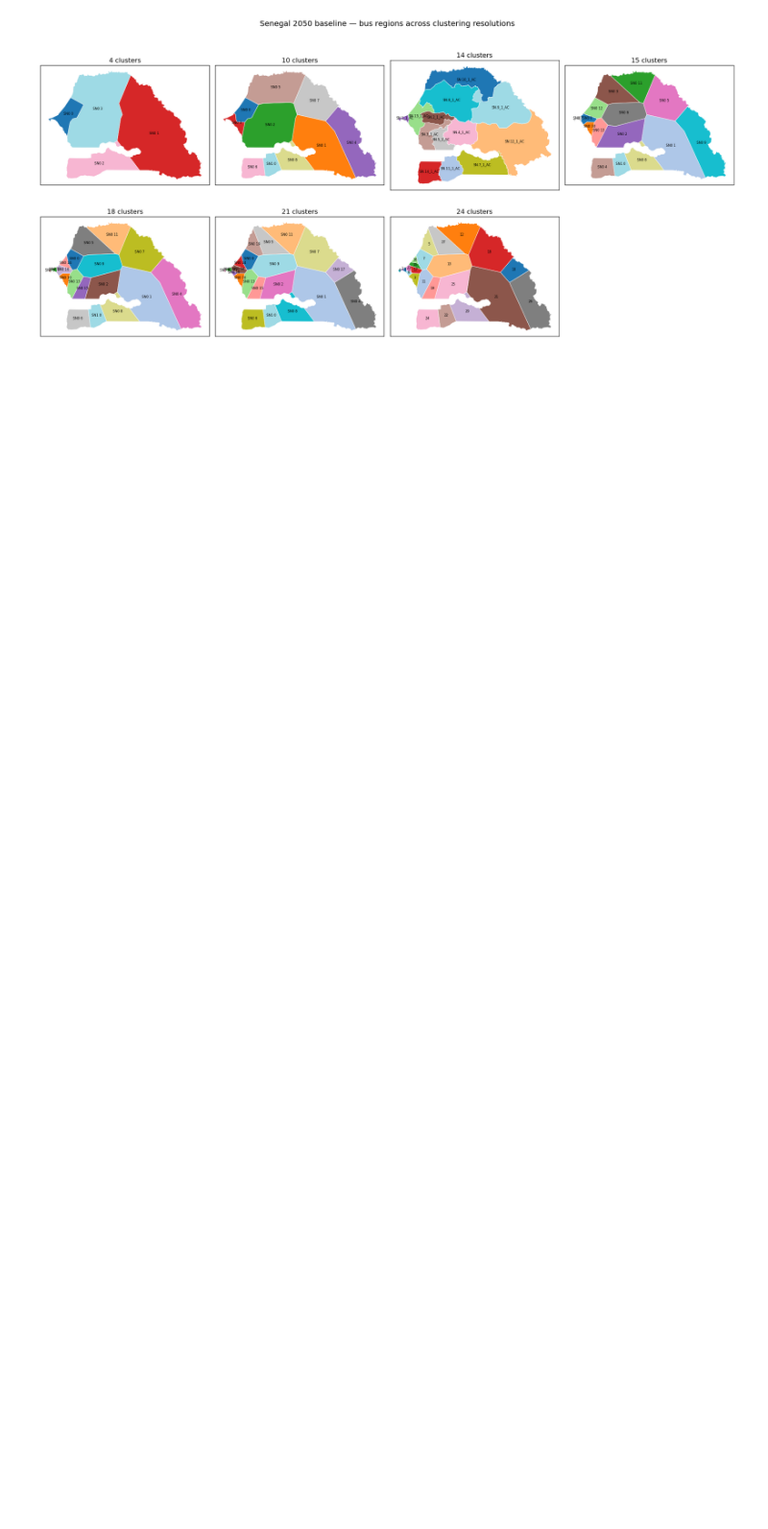
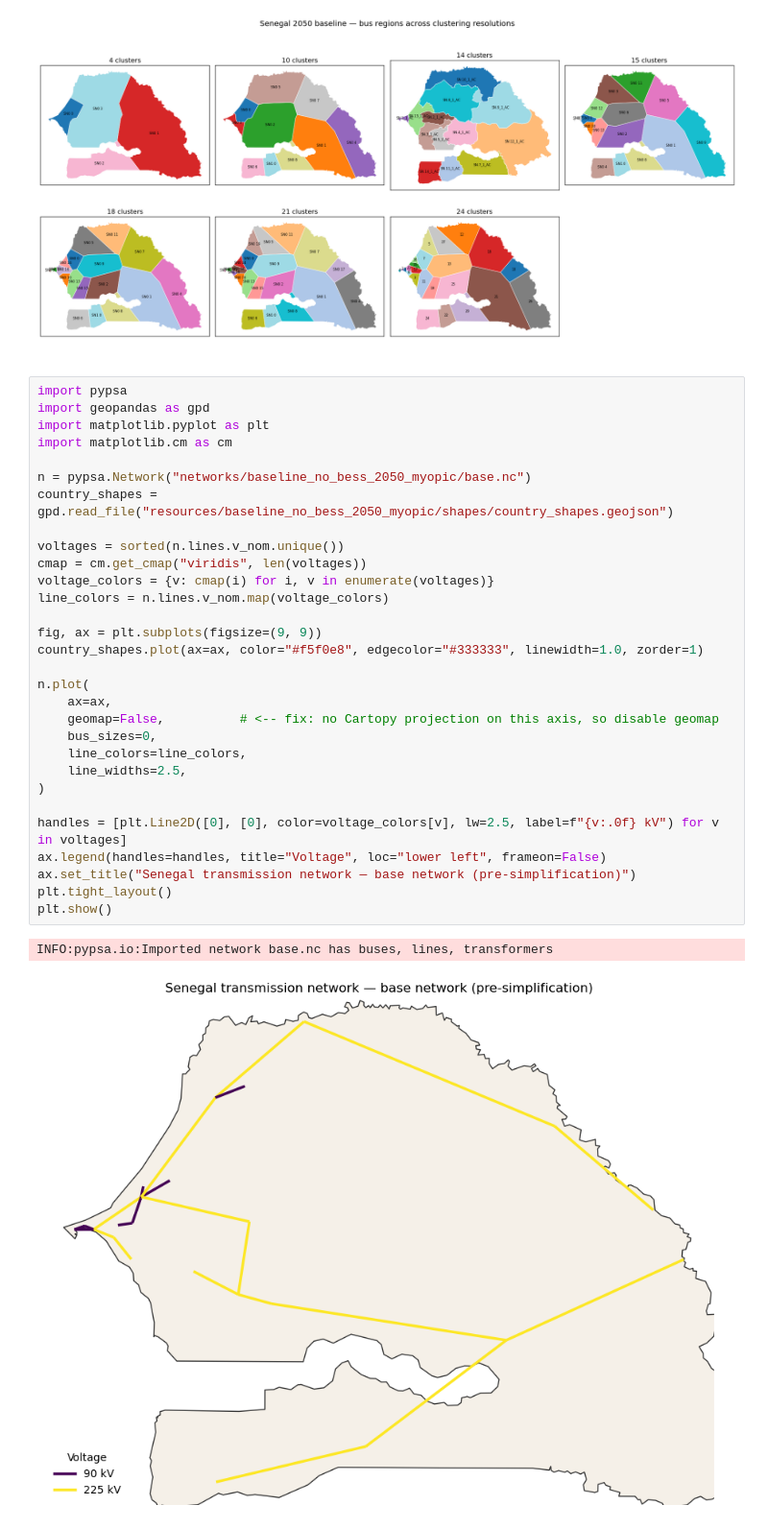
Before and after one commit to HoremanW/pypsa-earth, a Jupyter notebook: test.ipynb, the cells around one changed output. Shown at 96% size. Cells and saved outputs as stored; diff of their text form; blank space fills up the shorter version.

```diff
--- a/test.ipynb
+++ b/test.ipynb
@@ -3034,3 +3034,36 @@ plt.tight_layout(rect=(0, 0, 1, 0.97))
 plt.show()
 # %% [output]
 [figure]
+# %%
+import pypsa
+import geopandas as gpd
+import matplotlib.pyplot as plt
+import matplotlib.cm as cm
+
+n = pypsa.Network("networks/baseline_no_bess_2050_myopic/base.nc")
+country_shapes = gpd.read_file("resources/baseline_no_bess_2050_myopic/shapes/country_shapes.geojson")
+
+voltages = sorted(n.lines.v_nom.unique())
+cmap = cm.get_cmap("viridis", len(voltages))
+voltage_colors = {v: cmap(i) for i, v in enumerate(voltages)}
+line_colors = n.lines.v_nom.map(voltage_colors)
+
+fig, ax = plt.subplots(figsize=(9, 9))
+country_shapes.plot(ax=ax, color="#f5f0e8", edgecolor="#333333", linewidth=1.0, zorder=1)
+
+n.plot(
+    ax=ax,
+    geomap=False,          # <-- fix: no Cartopy projection on this axis, so disable geomap
+    bus_sizes=0,
+    line_colors=line_colors,
+    line_widths=2.5,
+)
+
+handles = [plt.Line2D([0], [0], color=voltage_colors[v], lw=2.5, label=f"{v:.0f} kV") for v in voltages]
+ax.legend(handles=handles, title="Voltage", loc="lower left", frameon=False)
+ax.set_title("Senegal transmission network — base network (pre-simplification)")
+plt.tight_layout()
+plt.show()
+# %% [output]
+INFO:pypsa.io:Imported network base.nc has buses, lines, transformers
+[figure, added]
```
Also changed, not shown: 13 other files.
